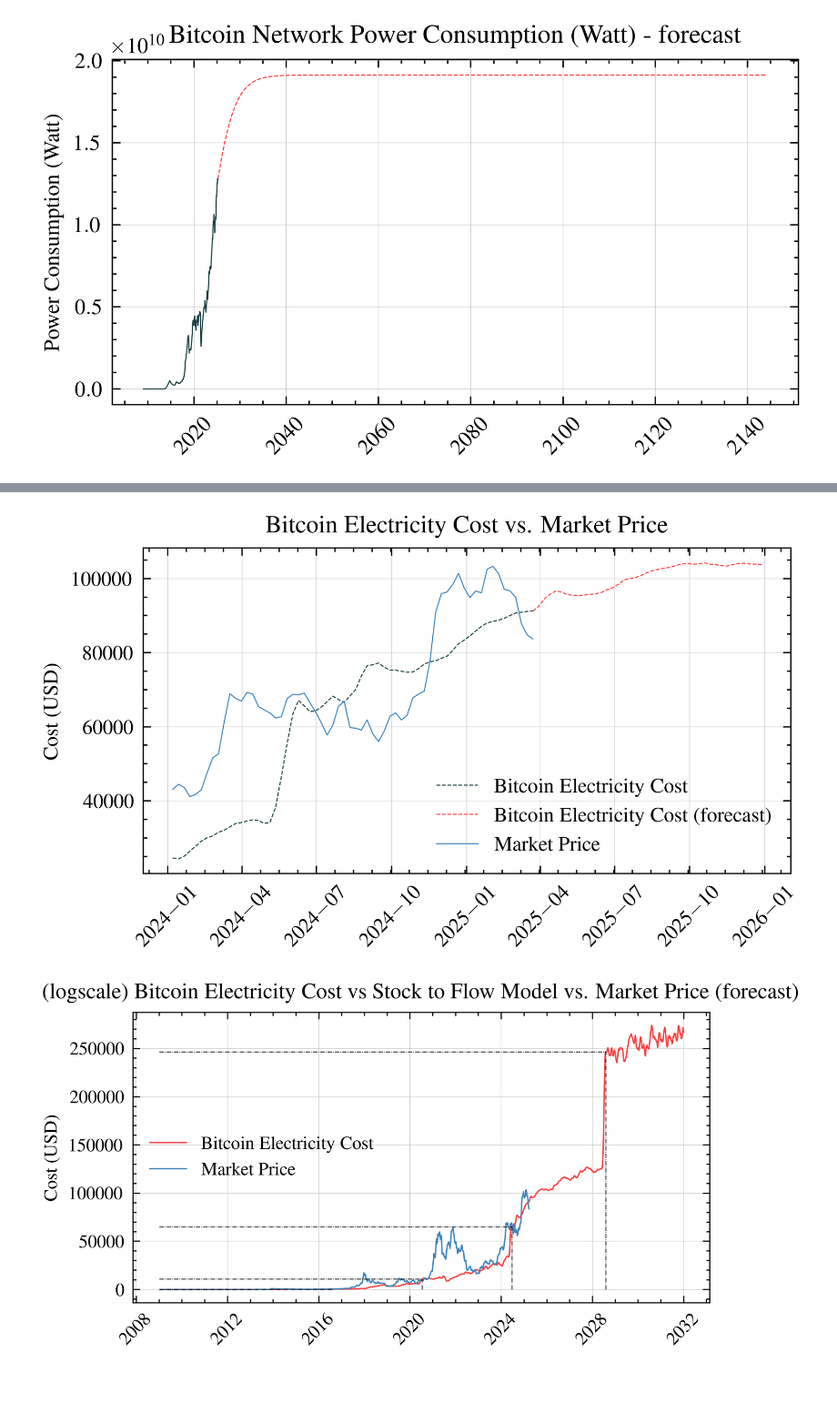
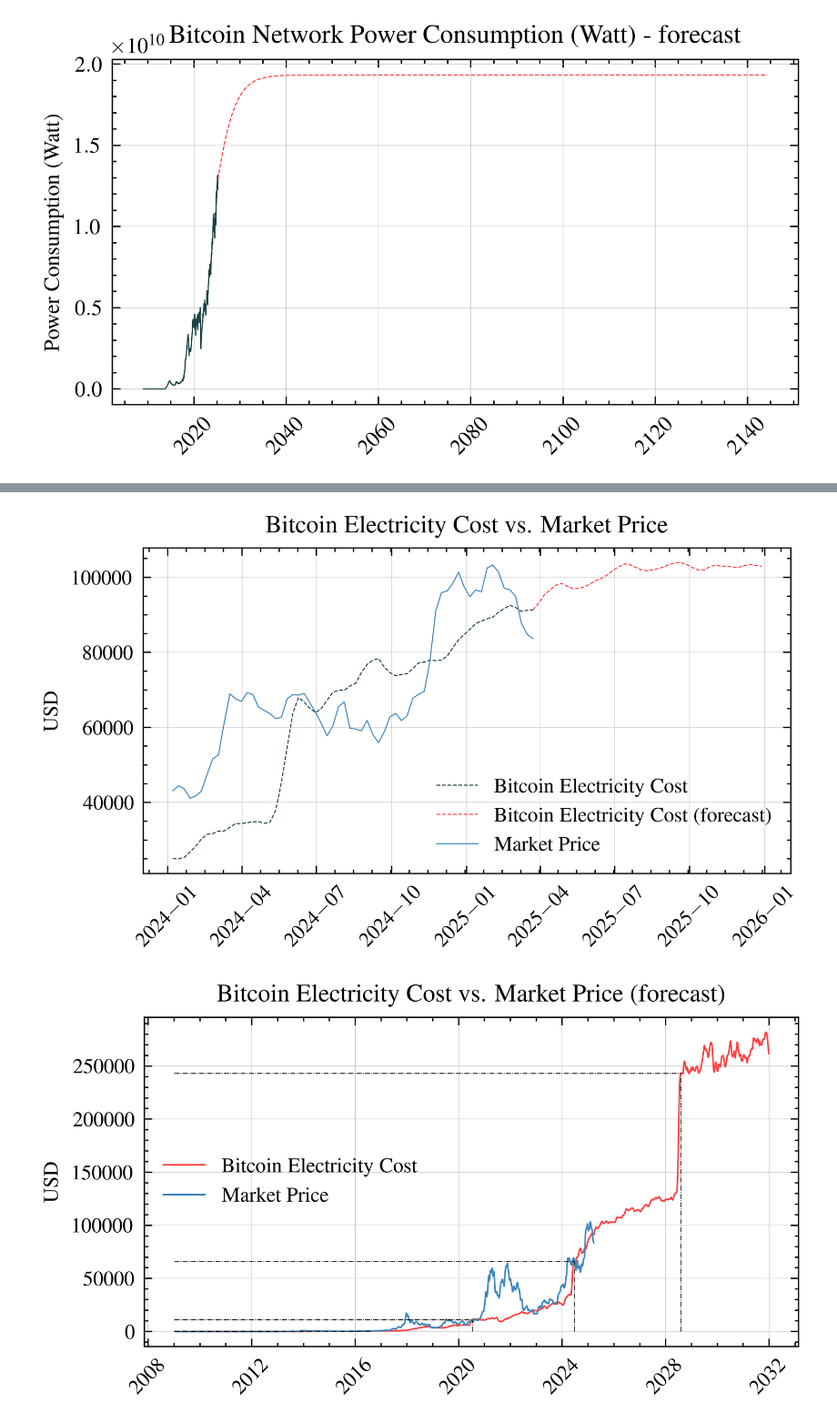
Before and after one commit to EnergyCostModel/model, a Jupyter notebook: python/fundamental.ipynb, the cells around one changed output, grey strips where cells are left out. Shown at 91% size. Saved outputs shown, nothing was run; the diff lists cells and outputs as text; code cells hidden in the pictures; blank space fills up the shorter version.

```diff
--- a/python/fundamental.ipynb
+++ b/python/fundamental.ipynb
@@ -38,4 +38,4 @@ last_efficiency = miner_efficiency['Efficiency (J/TH)'].iloc[-1]
 efficiency_df = pd.concat([efficiency_df,(pd.DataFrame({ 'Efficiency (J/TH)': last_efficiency }, index=[onchain.index[-1]]))])
 efficiency_df=efficiency_df.resample('D').interpolate('linear').resample('W-SUN').mean()
 # %%
-electricity_price = electricity_price[["COM","IND","CPI"]].resample('D').interpolate('linear').resample('W-SUN').mean().rolling(window=3*4).mean()
+electricity_price = electricity_price[["COM","IND","CPI"]].resample('D').interpolate('linear').resample('W-SUN').mean()
@@ -44,5 +42,8 @@ df=efficiency_df.join(onchain)
+# %%
+efficiency_df['Efficiency (J/TH) rolled']=efficiency_df['Efficiency (J/TH)'].rolling(int(52.1429*1.5),min_periods=1).mean()
 # %%
-df["Power Consumption (Watt)"]=(df["hash_rate"]*df['Efficiency (J/TH)'].rolling(int(52.1429*1.5),min_periods=1).mean()).rolling(4,min_periods=1).mean()
+df=efficiency_df.join(onchain)
+df["Power Consumption (Watt)"]=df["hash_rate"]*efficiency_df['Efficiency (J/TH) rolled']
 df=df[~np.isnan(df["Power Consumption (Watt)"])]
 # %%
 with plt.style.context(['science','ieee']):
@@ -387,44 +340,44 @@ with plt.style.context(['science','ieee']):
     plt.plot(df_filtered[df.index[-1]:].index, df_filtered[df.index[-1]:]['mining_cost'], label='Bitcoin Electricity Cost (forecast)', color=LINE_COLOR_RED, linestyle='--', linewidth=0.4)
     plt.plot(df_filtered.index, df_filtered['market_price'], label='Market Price',color=LINE_COLOR_BLUE,  linestyle='-', linewidth=0.4)
 #    plt.plot(df_filtered.index, df_filtered['stock_to_flow'], label='Stock To Flow',color=LINE_COLOR_GREEN,  linestyle='-', linewidth=0.4)
-    plt.ylabel('Cost (USD)')
+    plt.ylabel('USD')
     plt.title('Bitcoin Electricity Cost vs. Market Price')
     plt.legend()
     plt.savefig(ASSETS+'miningcostforecast5.png')
     plt.show()
 # %% [output]
-[figure, old version]
+[figure, new version]
 # %%
 import datetime
 # %%
 start_date = '2009-01-01'
 end_date = '2032-01-01'
 df_nfiltered = main_df[start_date:end_date].copy()
 df_filtered = main_df[start_date:end_date].copy().resample('D').interpolate('linear')
 halvings = simulated_bitcoins_lores[start_date:end_date].index
 with plt.style.context(['science','ieee']):
     plt.figure(figsize=(4, 2.25))
     plt.grid(True, linestyle='-', alpha=0.7, linewidth=0.2)
     plt.xticks(rotation=45)
     plt.tight_layout()
 
     plt.plot(df_filtered[:df.index[-1]].index, df_filtered[:df.index[-1]]['mining_cost'], label='Bitcoin Electricity Cost', color=LINE_COLOR_RED, linestyle='-', linewidth=0.6)
     plt.plot(df_filtered[df.index[-1]:].index, df_filtered[df.index[-1]:]['mining_cost'], color=LINE_COLOR_RED, linestyle='-', linewidth=0.6)
     plt.plot(df_nfiltered.index, df_nfiltered['market_price'], label='Market Price',color=LINE_COLOR_BLUE,  linestyle='-', linewidth=0.6)
 #    plt.plot(df_filtered.index, df_filtered['stock_to_flow'], label='Stock To Flow',color=LINE_COLOR_GREEN,  linestyle='-.', linewidth=0.4)
     for halving in halvings:
         tm =  halving+ datetime.timedelta(days=60)
         vl =  df_filtered.loc[tm]['mining_cost']
         plt.plot([pd.to_datetime(start_date),tm], [vl,vl], color='black',  linestyle='-.', linewidth=0.3)
         plt.vlines(tm,0,vl, colors='black', linestyles='-.', linewidth=0.3)
 
-    plt.ylabel('Cost (USD)')
-    plt.title('(logscale) Bitcoin Electricity Cost vs Stock to Flow Model vs. Market Price (forecast)')
+    plt.ylabel('USD')
+    plt.title('Bitcoin Electricity Cost vs. Market Price (forecast)')
     plt.legend()
     plt.savefig(ASSETS+'miningcostforecaststf2.png')
     plt.show()
 # %% [output]
-[figure, old version]
+[figure, new version]
 # %%
 start_date = '2014-01-01'
 end_date = '2032-01-01'
```
Also changed, not shown: parts of 21 cells of this notebook.
